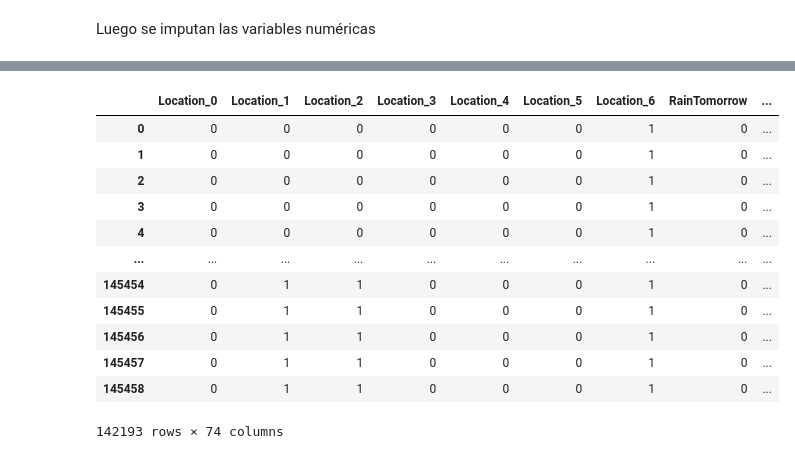
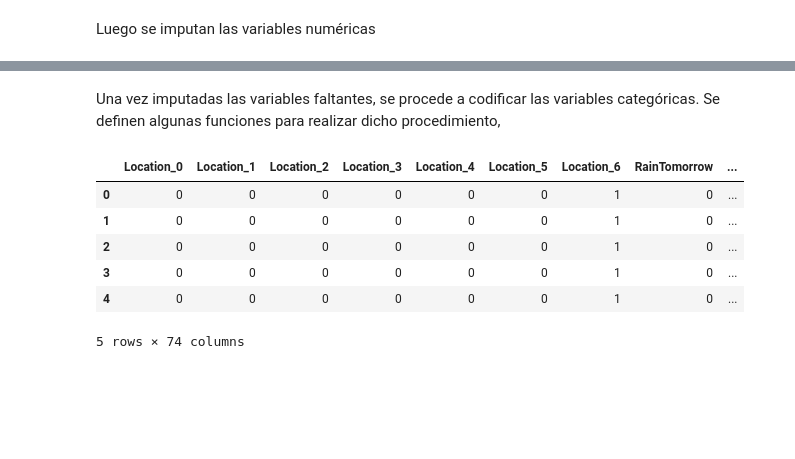
Before and after one commit to GonzaloRomeroR/CEIA, a Jupyter notebook: intro_ia/TP/TP.ipynb, the cells around one changed output, grey strips where cells are left out. Saved outputs shown, nothing was run; the diff lists cells and outputs as text; code cells hidden in the pictures; blank space fills up the shorter version.

```diff
--- a/intro_ia/TP/TP.ipynb
+++ b/intro_ia/TP/TP.ipynb
@@ -454,3 +453,5 @@ Se codifican las variables categoricas
+# %% [markdown]
+Una vez imputadas las variables faltantes, se procede a codificar las variables categóricas. Se definen algunas funciones para realizar dicho procedimiento,
 # %%
 def one_hot_encoding(df, column_name):
     one_hot = pd.get_dummies(df[column_name])
@@ -460,7 +461,8 @@ def one_hot_encoding(df, column_name):
         one_hot.rename(columns={column: column_name + "_" + column}, inplace=True)
     return df.join(one_hot)
 # %%
-def boolean_encoding(df, column_name, mapping={'Yes': int(1), 'No': int(0)}):
+# Transforma strings que toman dos valores en valores de 1 y 0
+def boolean_encoding(df, column_name, mapping={'Yes': 1, 'No': 0}):
     df = df.replace({column_name: mapping})
     df[column] = df[column].astype(int)
     return df
@@ -476,28 +484,24 @@ def month_hot_encoding(df, column_name):
     df = one_hot_encoding(df, column_name)
     return df
 # %%
+# Se realiza la codificación de las variables categóricas.
 df = weather_categorical.copy()
 for column in weather_categorical.columns:
     if column in ["WindDir3pm", "WindDir9am", "WindGustDir", "RainToday"]:
         df = one_hot_encoding(df, column)
     elif column in ["RainTomorrow"]:
         df = boolean_encoding(df, column)
     elif column in ["Location"]:
         df = binary_encoding(df, column)
     elif column in ["Date"]:
         df = month_hot_encoding(df, column)
-df
+weather_categorical = df
+weather_categorical.head()
 # %% [output]
 |  | Location_0 | Location_1 | Location_2 | Location_3 | Location_4 | Location_5 | Location_6 | RainTomorrow | ... |
 | 0 | 0 | 0 | 0 | 0 | 0 | 0 | 1 | 0 | ... |
 | 1 | 0 | 0 | 0 | 0 | 0 | 0 | 1 | 0 | ... |
 | 2 | 0 | 0 | 0 | 0 | 0 | 0 | 1 | 0 | ... |
 | 3 | 0 | 0 | 0 | 0 | 0 | 0 | 1 | 0 | ... |
 | 4 | 0 | 0 | 0 | 0 | 0 | 0 | 1 | 0 | ... |
-| ... | ... | ... | ... | ... | ... | ... | ... | ... | ... |
-| 145454 | 0 | 1 | 1 | 0 | 0 | 0 | 1 | 0 | ... |
-| 145455 | 0 | 1 | 1 | 0 | 0 | 0 | 1 | 0 | ... |
-| 145456 | 0 | 1 | 1 | 0 | 0 | 0 | 1 | 0 | ... |
-| 145457 | 0 | 1 | 1 | 0 | 0 | 0 | 1 | 0 | ... |
-| 145458 | 0 | 1 | 1 | 0 | 0 | 0 | 1 | 0 | ... |
-142193 rows × 74 columns
+5 rows × 74 columns
```
Also changed, not shown: parts of 16 cells of this notebook.
